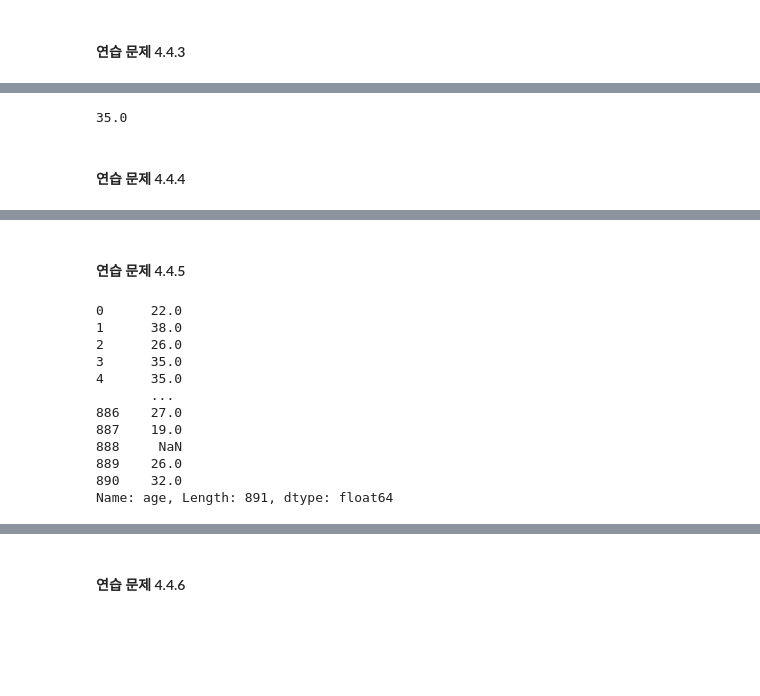
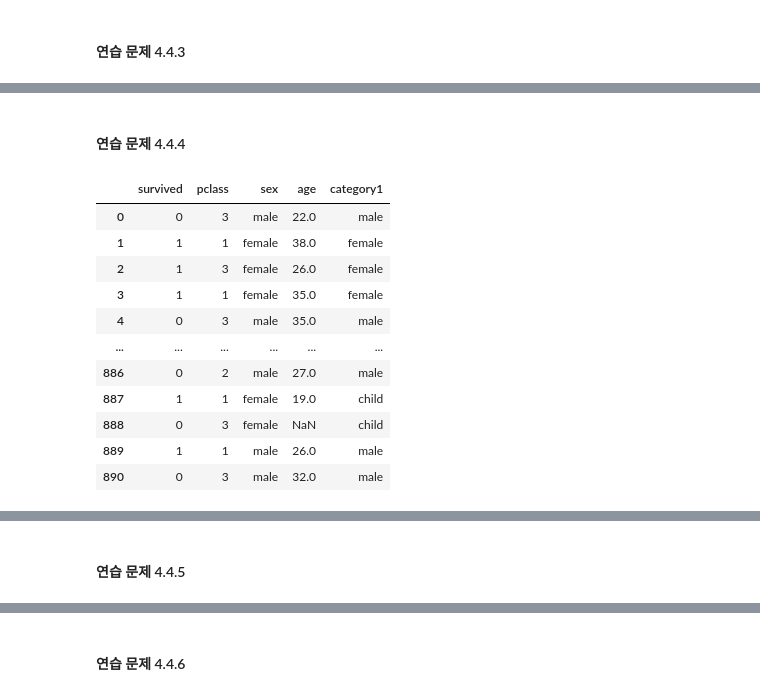
Before and after one commit to chereen228/Data-Analysis, a Jupyter notebook: 02.pandas/06_연습문제.ipynb, the cells around one changed output, grey strips where cells are left out. Drawn from its saved outputs; the diff is of its cells as text; code cells hidden in the pictures; blank space fills up the shorter version.

```diff
--- a/02.pandas/06_연습문제.ipynb
+++ b/02.pandas/06_연습문제.ipynb
@@ -379,6 +285,4 @@ titanic_female_first
-# %%
-titanic_female_first['age'].mean().round(0)
-# %% [output]
-35.0
 # %% [markdown]
 #### 연습 문제 4.4.4
+# %%
+titanic = titanic[['survived', 'pclass', 'sex', 'age']]
@@ -390,6 +296,16 @@ titanic_female_first['age'].mean().round(0)
 # %%
-titanic["category1"] = titanic.apply(
-    lambda x: "adult" if r.age >= 20 else "child", axis=1
-    )
-titanic.tail()
+titanic["category1"] = titanic.apply(lambda x: x.sex if x.age >= 20 else "child", axis=1)
+titanic
 # %% [output]
+|  | survived | pclass | sex | age | category1 |
+| 0 | 0 | 3 | male | 22.0 | male |
+| 1 | 1 | 1 | female | 38.0 | female |
+| 2 | 1 | 3 | female | 26.0 | female |
+| 3 | 1 | 1 | female | 35.0 | female |
+| 4 | 0 | 3 | male | 35.0 | male |
+| ... | ... | ... | ... | ... | ... |
+| 886 | 0 | 2 | male | 27.0 | male |
+| 887 | 1 | 1 | female | 19.0 | child |
+| 888 | 0 | 3 | female | NaN | child |
+| 889 | 1 | 1 | male | 26.0 | male |
+| 890 | 0 | 3 | male | 32.0 | male |
@@ -398,19 +314,4 @@ SyntaxError: invalid syntax (<ipython-input-186-6e6c53d3e5f4>, line 3)
 #### 연습 문제 4.4.5
 # %%
 # 타이타닉호의 승객 중 나이를 명시하지 않은 고객은 나이를 명시한 고객의 평균 나이 값이 되도록 titanic 데이터프레임을 고쳐라.
-# %%
-titanic['age']
-# %% [output]
-0      22.0
-1      38.0
-2      26.0
-3      35.0
-4      35.0
-       ...
-886    27.0
-887    19.0
-888     NaN
-889    26.0
-890    32.0
-Name: age, Length: 891, dtype: float64
 # %%
```
Also changed, not shown: parts of 45 cells of this notebook.
